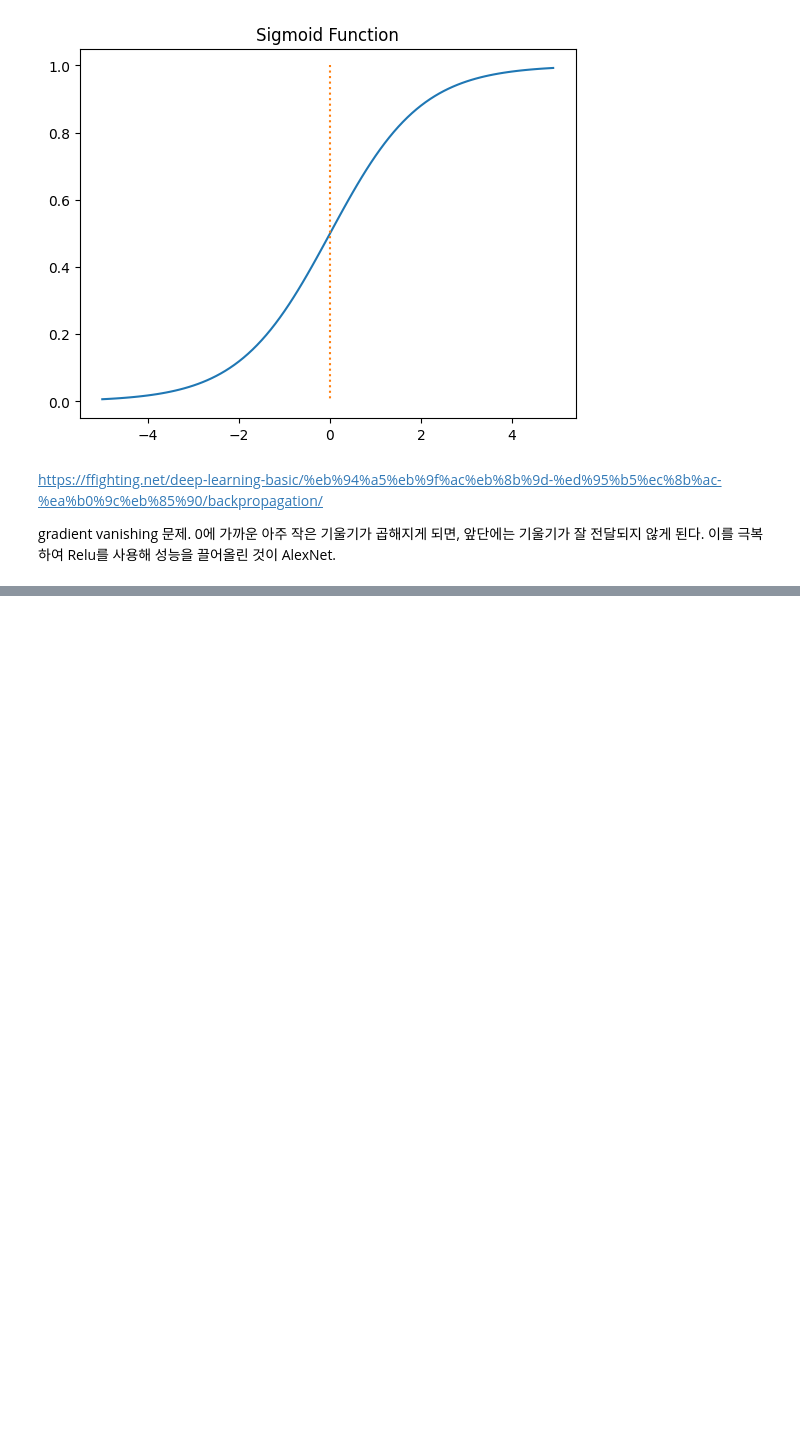
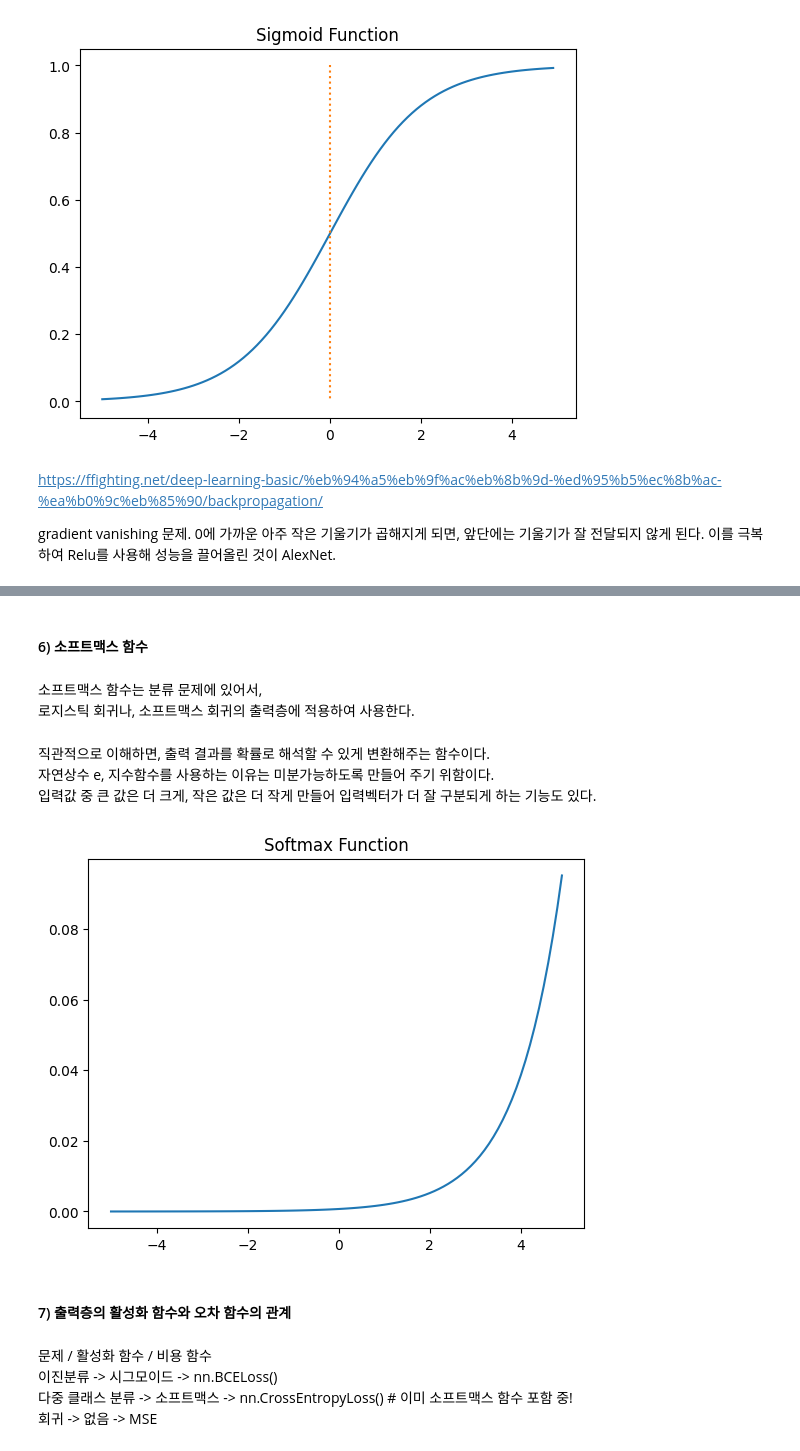
Before and after one commit to tryfasting/deeplearning-pytorch-textbook, a Jupyter notebook: 06-01 머신 러닝 기본 개념 정리하기.ipynb, the cells around one changed output, grey strips where cells are left out. Saved outputs shown, nothing was run; the diff lists cells and outputs as text; code cells hidden in the pictures; blank space fills up the shorter version.

```diff
--- a/06-01 머신 러닝 기본 개념 정리하기.ipynb
+++ b/06-01 머신 러닝 기본 개념 정리하기.ipynb
@@ -92,0 +172,26 @@ gradient vanishing 문제.
+# %% [markdown]
+#### 6) 소프트맥스 함수
+# %% [markdown]
+소프트맥스 함수는 분류 문제에 있어서,
+로지스틱 회귀나, 소프트맥스 회귀의 출력층에 적용하여 사용한다.
+# %% [markdown]
+직관적으로 이해하면, 출력 결과를 확률로 해석할 수 있게 변환해주는 함수이다.
+자연상수 e, 지수함수를 사용하는 이유는 미분가능하도록 만들어 주기 위함이다.
+입력값 중 큰 값은 더 크게, 작은 값은 더 작게 만들어 입력벡터가 더 잘 구분되게 하는 기능도 있다.
+# %%
+x = np.arange(-5.0,5.0,0.1) # -5.0부터 5.0까지 0.1 간격 생성
+# np.exp -> 밑이 자연상수 e인 지수함수의 그래프
+y = np.exp(x) / np.sum(np.exp(x))
+
+plt.plot(x,y)
+plt.title('Softmax Function')
+plt.show()
+# %% [output]
+[figure, added]
+# %% [markdown]
+#### 7) 출력층의 활성화 함수와 오차 함수의 관계
+# %% [markdown]
+문제 / 활성화 함수 / 비용 함수
+이진분류 -> 시그모이드 -> nn.BCELoss()
+다중 클래스 분류 -> 소프트맥스 -> nn.CrossEntropyLoss() # 이미 소프트맥스 함수 포함 중!
+회귀 -> 없음 -> MSE
```
Also changed, not shown: parts of 12 cells of this notebook.
